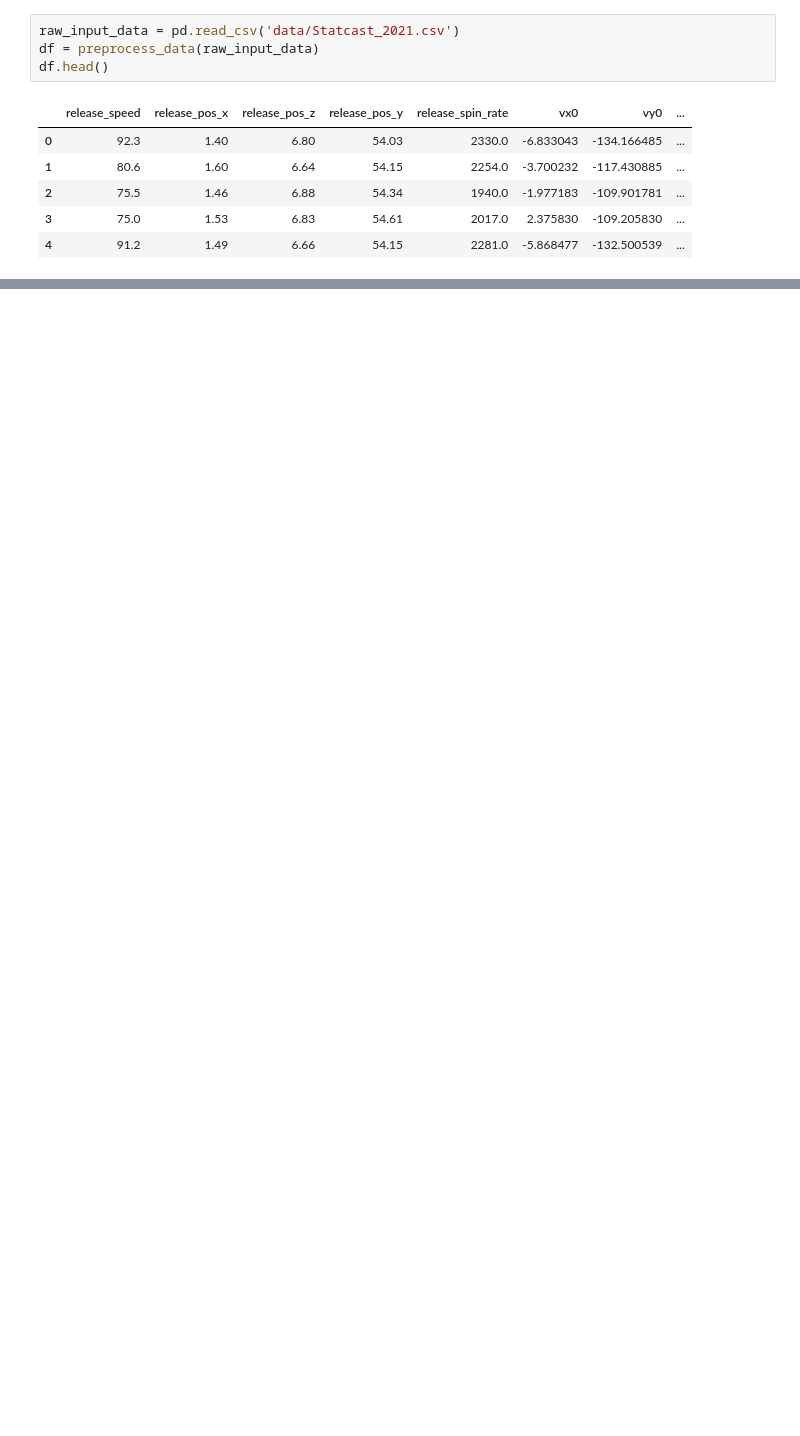
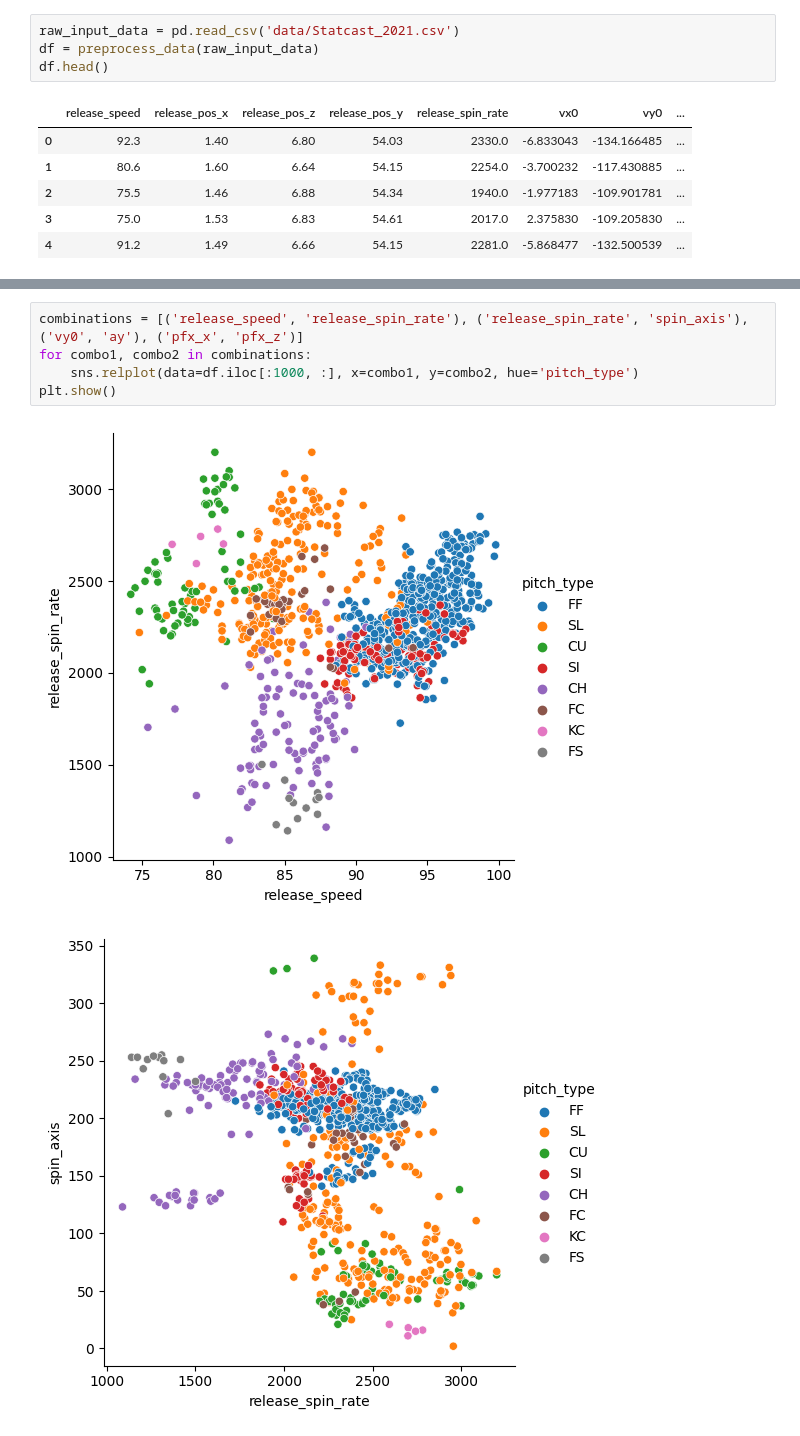
Before and after one commit to spencersolomon6/Statcast-Pitch-Classifier, a Jupyter notebook: FinalCopy.ipynb, the cells around one changed output, grey strips where cells are left out. Cells and saved outputs as stored; diff of their text form; blank space fills up the shorter version.

```diff
--- a/FinalCopy.ipynb
+++ b/FinalCopy.ipynb
@@ -88,0 +48,8 @@ class SampleModel(BaseModel):
+# %%
+combinations = [('release_speed', 'release_spin_rate'), ('release_spin_rate', 'spin_axis'), ('vy0', 'ay'), ('pfx_x', 'pfx_z')]
+for combo1, combo2 in combinations:
+    sns.relplot(data=df.iloc[:1000, :], x=combo1, y=combo2, hue='pitch_type')
+plt.show()
+# %% [output]
+[figure, added]
+[figure, added]
```
Also changed, not shown: parts of 19 cells of this notebook.
